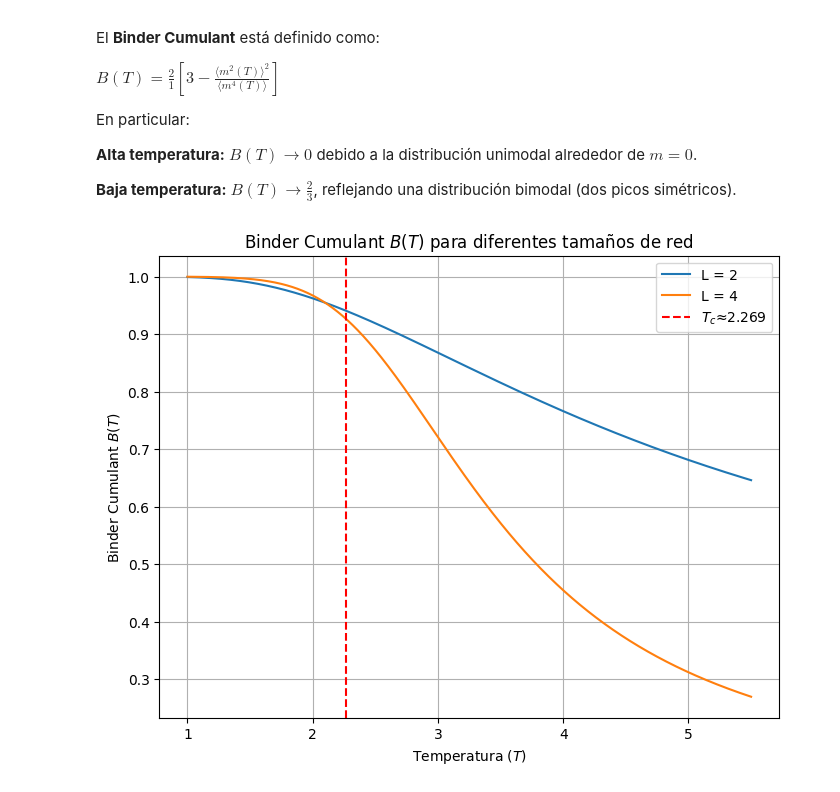
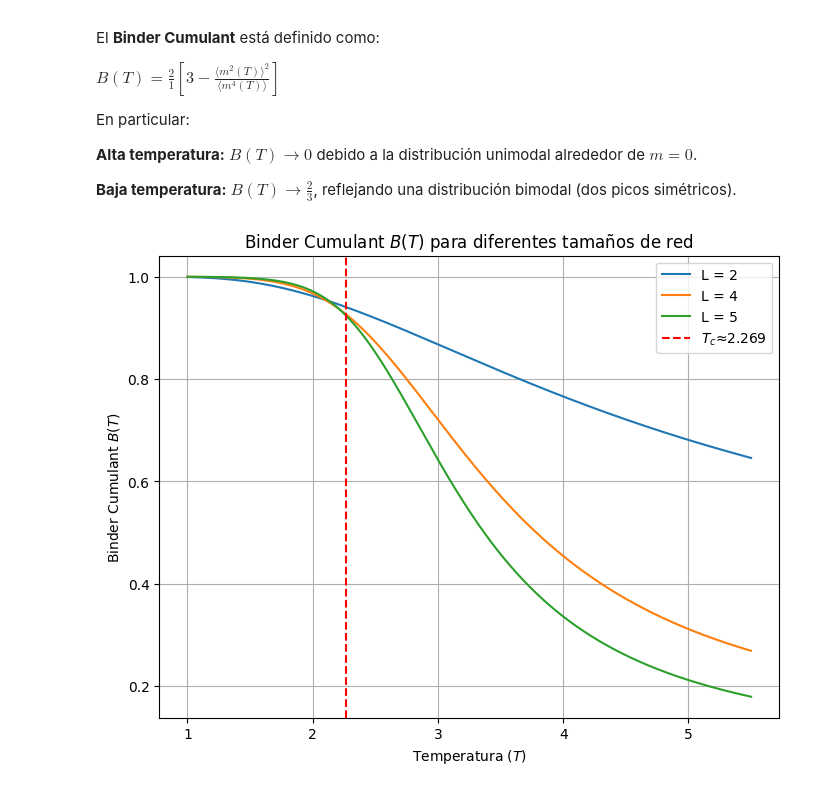
Before and after one commit to camilagonzalezquevedo/Tarea_2_Mec_Estadist, a Jupyter notebook: P2B.ipynb, the cells around one changed output. Drawn from its saved outputs; the diff is of its cells as text; code cells hidden in the pictures.

```diff
--- a/P2B.ipynb
+++ b/P2B.ipynb
@@ -378,32 +378,32 @@ def calculate_binder_cumulant(L, temperatures):
         m2 /= Z
         m4 /= Z
 
         #calculo del cumulante de Binder
         B_T = 0.5 * (3 - m4 / (m2 ** 2))
         binder_cumulants.append(B_T)
 
     return binder_cumulants
 
 #grafico del cumulante de Binder para diferentes tamaños de red
 def plot_binder_cumulants(temperatures, L_sizes):
     plt.figure(figsize=(8, 6))
 
     for L in L_sizes:
         binder_cumulants = calculate_binder_cumulant(L, temperatures)
         plt.plot(temperatures, binder_cumulants, label=f"L = {L}")
 
     plt.axvline(x=2 / np.log(1 + np.sqrt(2)), color='r', linestyle='--', label="$T_c ≈ 2.269$")
     plt.title("Binder Cumulant $B(T)$ para diferentes tamaños de red")
     plt.xlabel("Temperatura $(T)$")
     plt.ylabel("Binder Cumulant $B(T)$")
     plt.legend()
     plt.grid(True)
     plt.show()
 
 
-L_sizes = [2, 4]
+L_sizes = [2, 4, 5]
 temperatures = np.linspace(1.0, 5.5, 1000)
 
 plot_binder_cumulants(temperatures, L_sizes)
 # %% [output]
-[figure, old version]
+[figure, new version]
```
